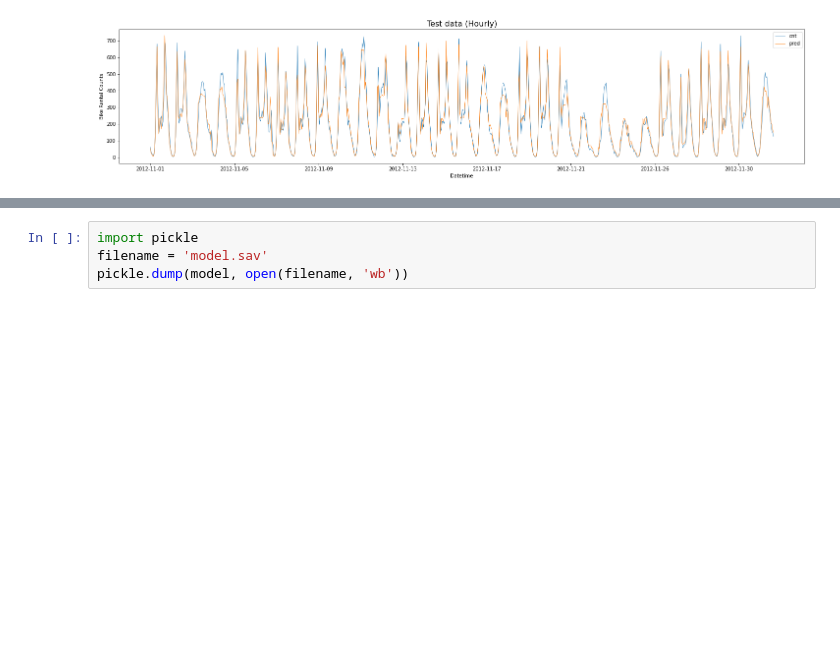
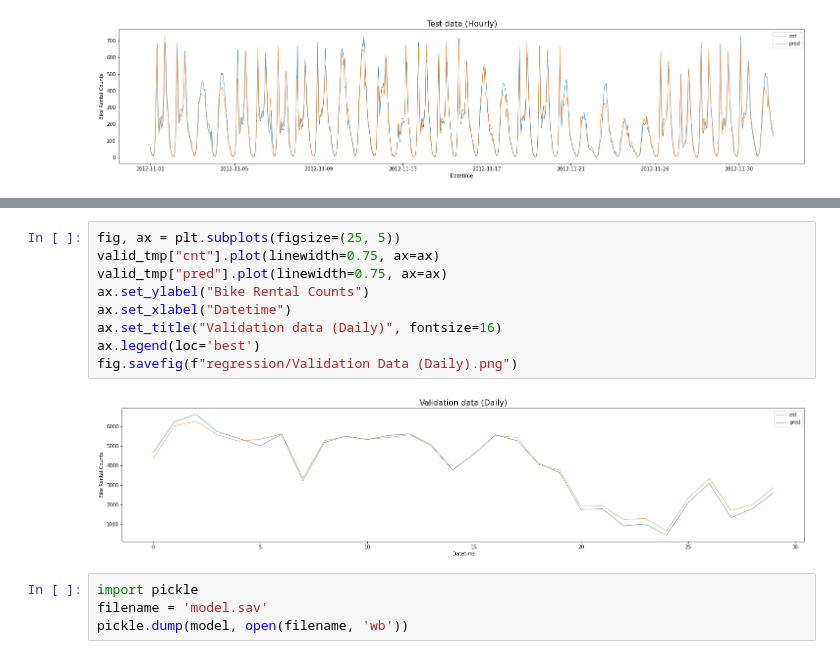
Before and after one commit to montanha22/po233-bike-sharing-demand, a Jupyter notebook: regression.ipynb, the cells around one changed output, grey strips where cells are left out. Saved outputs shown, nothing was run; the diff lists cells and outputs as text; blank space fills up the shorter version.

```diff
--- a/regression.ipynb
+++ b/regression.ipynb
@@ -181,3 +222,14 @@ fig.savefig(f"regression/Test Data (Daily).png")
+# %%
+fig, ax = plt.subplots(figsize=(25, 5))
+valid_tmp["cnt"].plot(linewidth=0.75, ax=ax)
+valid_tmp["pred"].plot(linewidth=0.75, ax=ax)
+ax.set_ylabel("Bike Rental Counts")
+ax.set_xlabel("Datetime")
+ax.set_title("Validation data (Daily)", fontsize=16)
+ax.legend(loc='best')
+fig.savefig(f"regression/Validation Data (Daily).png")
+# %% [output]
+[figure, added]
 # %%
 import pickle
 filename = 'model.sav'
```
Also changed, not shown: parts of 14 cells of this notebook, 6 other files.
